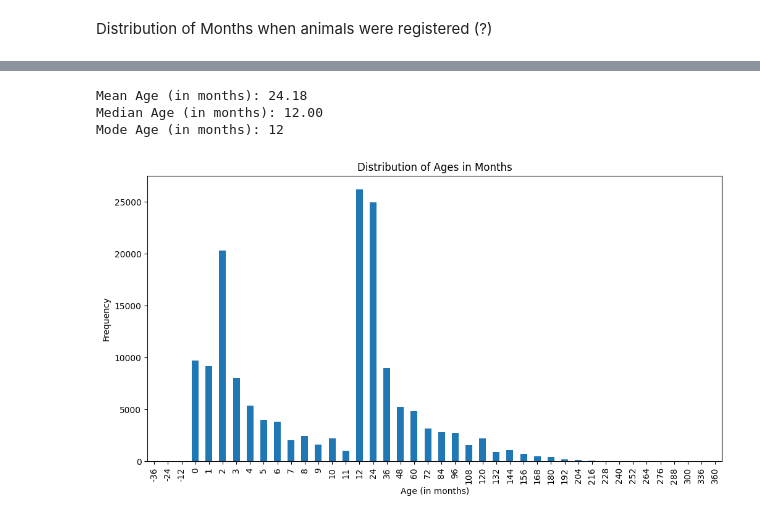
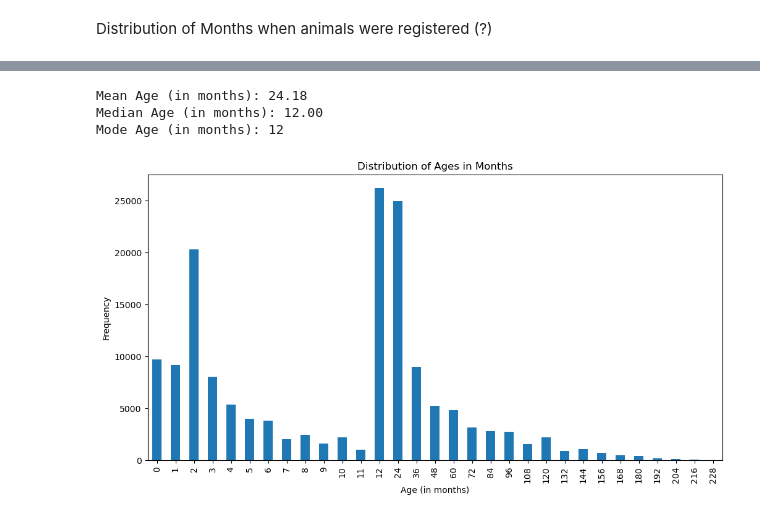
Before and after one commit to shruti2003/MLFinalProject, a Jupyter notebook: ML Final Project.ipynb, the cells around one changed output, grey strips where cells are left out. Drawn from its saved outputs; the diff is of its cells as text; code cells hidden in the pictures.

```diff
--- a/ML Final Project.ipynb
+++ b/ML Final Project.ipynb
@@ -449,32 +452,32 @@ def convert_to_months(age_str):
         return value // 4  # Approximate conversion: 1 month = 4 weeks
     elif 'day' in unit or 'days' in unit:
         return value // 30 # Approximate conversion: 1 month = 30 days
     else:
         return 0  # default case
 
 age_data = data['Age upon Outcome']
 df = pd.DataFrame(age_data)
 df['Age upon Outcome'] = df['Age upon Outcome'].fillna('0 days')  #  fills NaN with '0 days'
 # Apply the conversion function to the column
 df['Age upon Outcome'] = df['Age upon Outcome'].apply(convert_to_months)
 # print(df.head())
 
 mean_age = df['Age upon Outcome'].mean()
 median_age = df['Age upon Outcome'].median()
 mode_age = df['Age upon Outcome'].mode()
 
 print(f"Mean Age (in months): {mean_age:.2f}")
 print(f"Median Age (in months): {median_age:.2f}")
 print(f"Mode Age (in months): {mode_age.iloc[0]}")
 
-age_counts = df['Age upon Outcome'].value_counts().sort_index()
+age_counts = df.loc[(df['Age upon Outcome'] >= 0) & (df['Age upon Outcome'] <= 228), 'Age upon Outcome'].value_counts().sort_index()
 age_counts.plot(kind='bar', figsize=(12,6))
 plt.title('Distribution of Ages in Months')
 plt.xlabel('Age (in months)')
 plt.ylabel('Frequency')
 plt.show()
 # %% [output]
 Mean Age (in months): 24.18
 Median Age (in months): 12.00
 Mode Age (in months): 12
-[figure, old version]
+[figure, new version]
```
Also changed, not shown: parts of 10 cells of this notebook.
